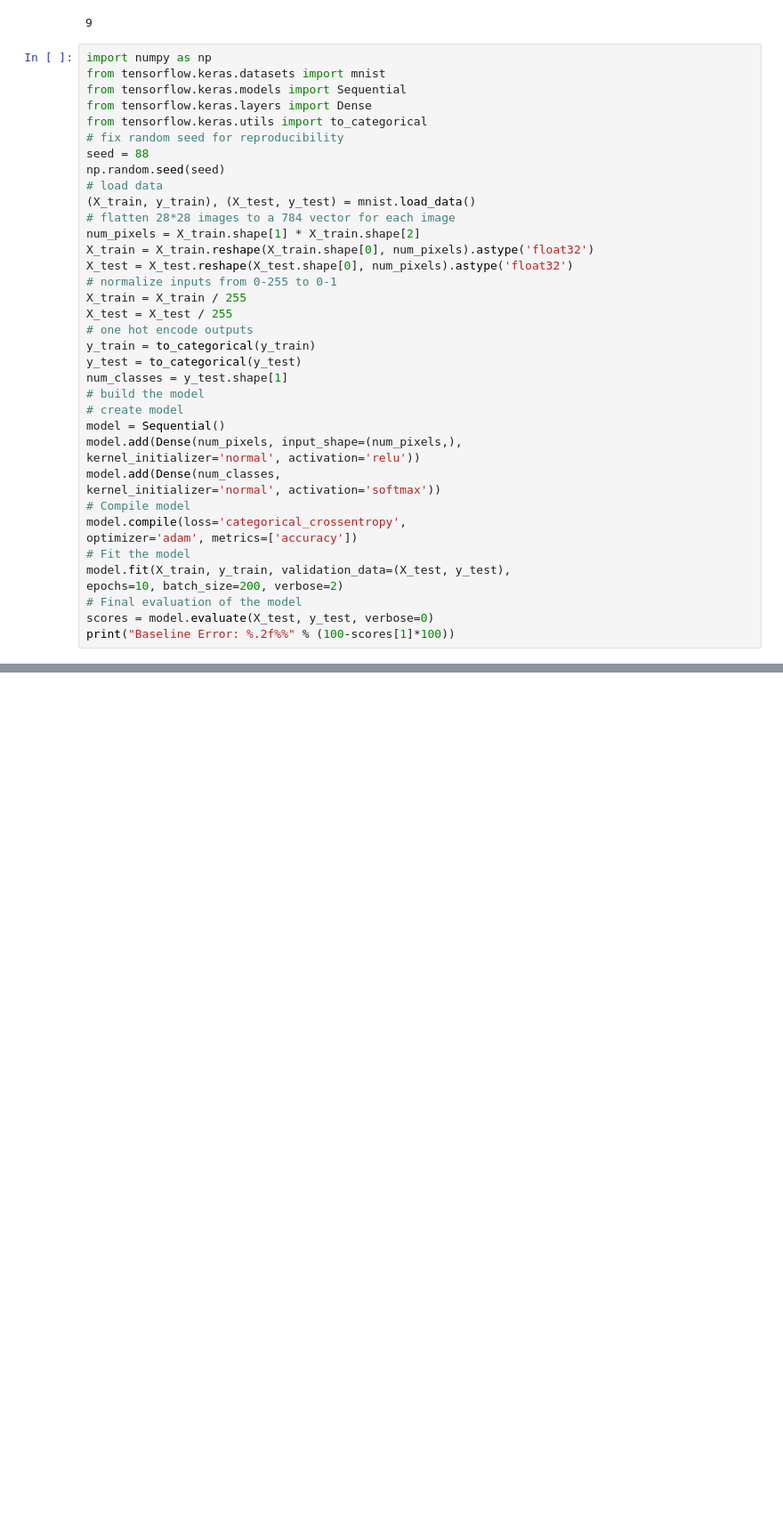
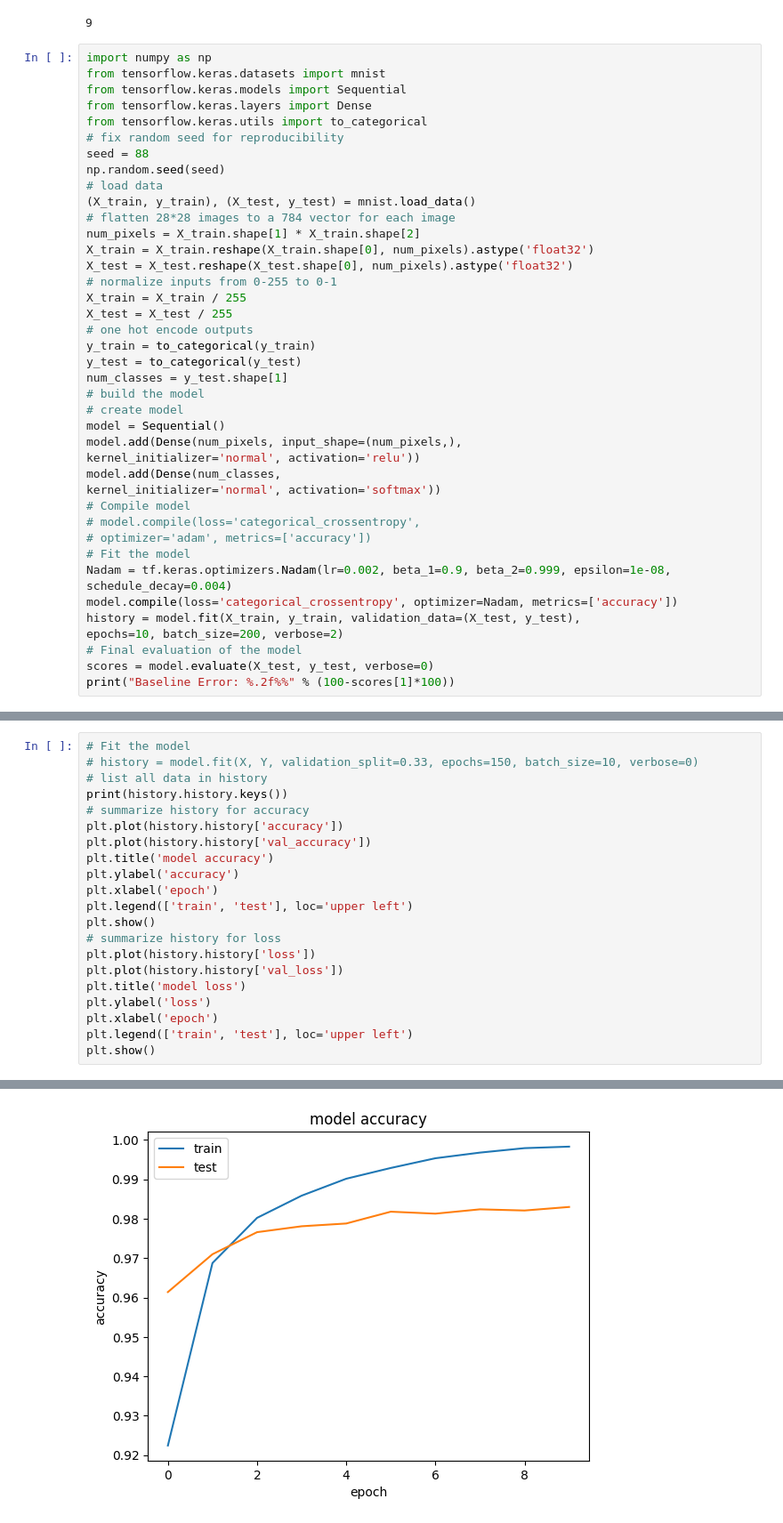
Before and after one commit to Amirrahman19/DeepLearning, a Jupyter notebook: lab3.ipynb, the cells around one changed output, grey strips where cells are left out. Shown at 89% size. Drawn from its saved outputs; the diff is of its cells as text; blank space fills up the shorter version.

```diff
--- a/lab3.ipynb
+++ b/lab3.ipynb
@@ -80,10 +80,12 @@ kernel_initializer='normal', activation='relu'))
 model.add(Dense(num_classes,
 kernel_initializer='normal', activation='softmax'))
 # Compile model
-model.compile(loss='categorical_crossentropy',
-optimizer='adam', metrics=['accuracy'])
+# model.compile(loss='categorical_crossentropy',
+# optimizer='adam', metrics=['accuracy'])
 # Fit the model
-model.fit(X_train, y_train, validation_data=(X_test, y_test),
+Nadam = tf.keras.optimizers.Nadam(lr=0.002, beta_1=0.9, beta_2=0.999, epsilon=1e-08, schedule_decay=0.004)
+model.compile(loss='categorical_crossentropy', optimizer=Nadam, metrics=['accuracy'])
+history = model.fit(X_train, y_train, validation_data=(X_test, y_test),
 epochs=10, batch_size=200, verbose=2)
 # Final evaluation of the model
 scores = model.evaluate(X_test, y_test, verbose=0)
@@ -96,0 +111,22 @@ Detected at node 'sequential/dense/MatMul' defined at (most recent call last):
+# %%
+# Fit the model
+# history = model.fit(X, Y, validation_split=0.33, epochs=150, batch_size=10, verbose=0)
+# list all data in history
+print(history.history.keys())
+# summarize history for accuracy
+plt.plot(history.history['accuracy'])
+plt.plot(history.history['val_accuracy'])
+plt.title('model accuracy')
+plt.ylabel('accuracy')
+plt.xlabel('epoch')
+plt.legend(['train', 'test'], loc='upper left')
+plt.show()
+# summarize history for loss
+plt.plot(history.history['loss'])
+plt.plot(history.history['val_loss'])
+plt.title('model loss')
+plt.ylabel('loss')
+plt.xlabel('epoch')
+plt.legend(['train', 'test'], loc='upper left')
+plt.show()
+# %% [output]
@@ -96,0 +134 @@ Detected at node 'sequential/dense/MatMul' defined at (most recent call last):
+[figure, added]
```
Also changed, not shown: parts of 3 cells of this notebook, 4 other files.
